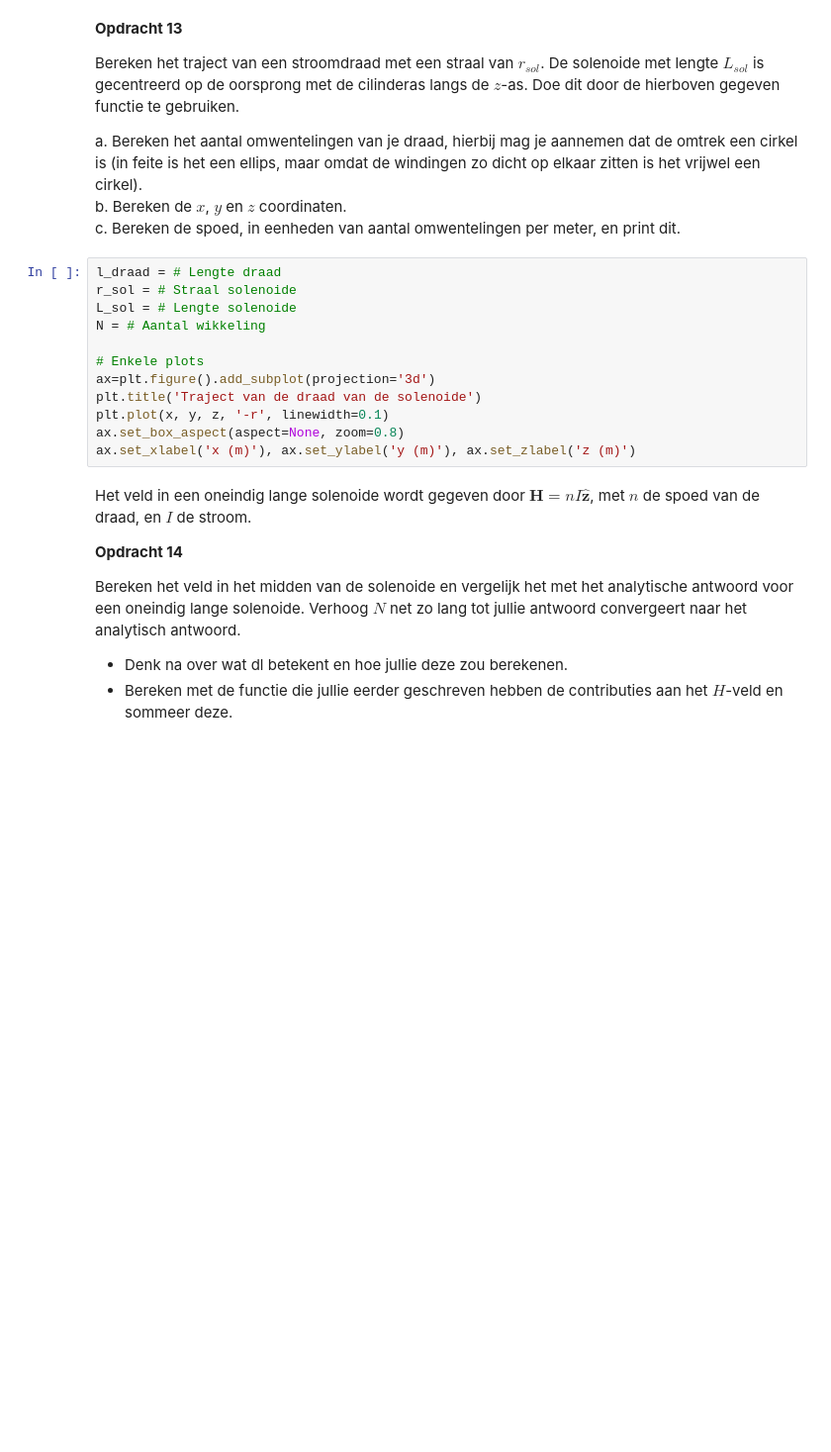
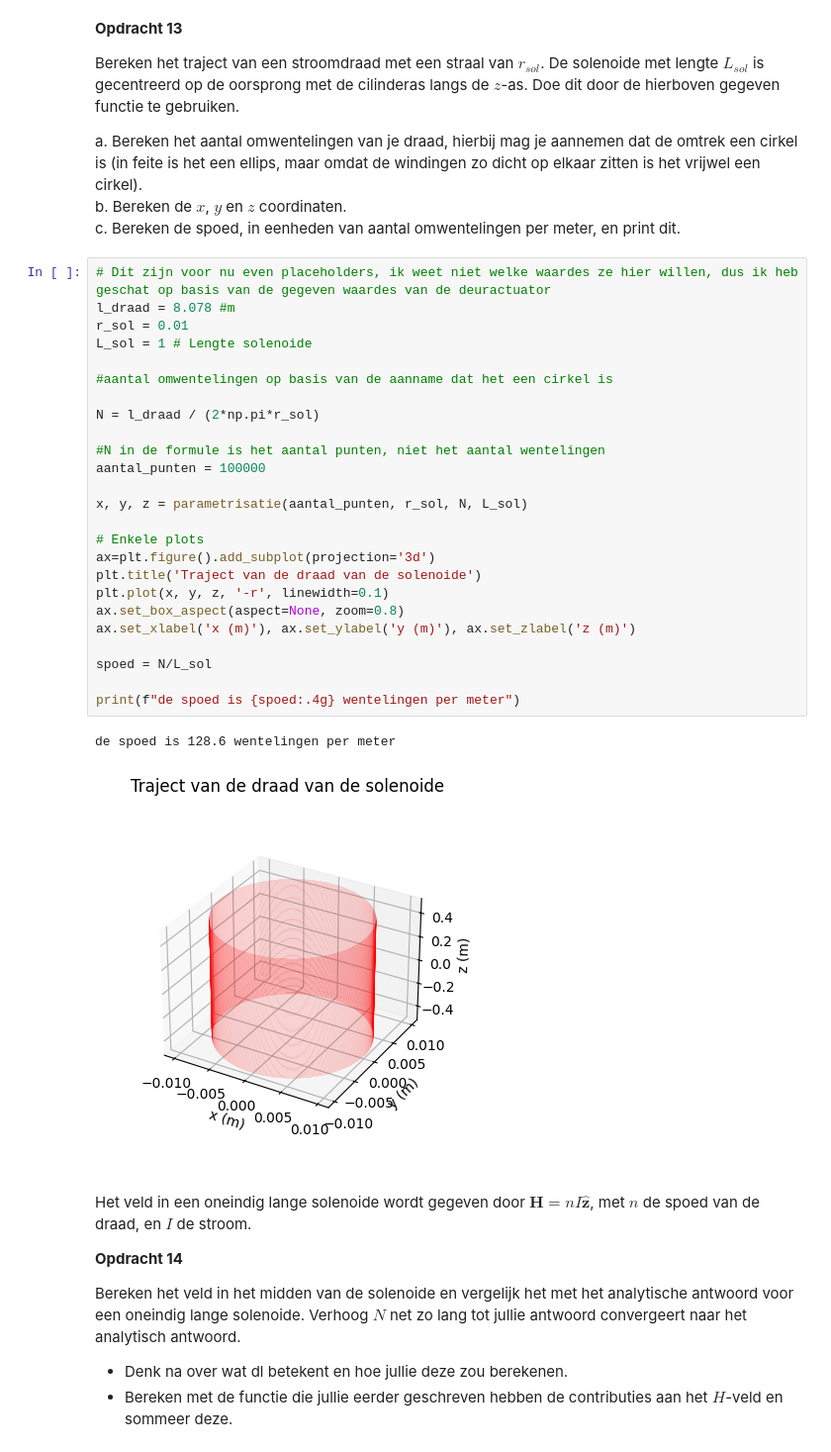
Before and after one commit to cs50202/opdrachten-DEF-D-, a Jupyter notebook: 2KrachtactuatorOpdracht/2KrachtactuatorOpdracht/KrachtactuatorOpdracht.ipynb, the cells around one changed output. Shown at 99% size. Drawn from its saved outputs; the diff is of its cells as text; blank space fills up the shorter version.

```diff
--- a/2KrachtactuatorOpdracht/2KrachtactuatorOpdracht/KrachtactuatorOpdracht.ipynb
+++ b/2KrachtactuatorOpdracht/2KrachtactuatorOpdracht/KrachtactuatorOpdracht.ipynb
@@ -2393,17 +2395,33 @@ a. Bereken het aantal omwentelingen van je draad, hierbij mag je aannemen dat de
 b. Bereken de $x$, $y$ en $z$ coordinaten.\
 c. Bereken de spoed, in eenheden van aantal omwentelingen per meter, en print dit.
 # %%
-l_draad = # Lengte draad
-r_sol = # Straal solenoide
-L_sol = # Lengte solenoide
-N = # Aantal wikkeling
+# Dit zijn voor nu even placeholders, ik weet niet welke waardes ze hier willen, dus ik heb geschat op basis van de gegeven waardes van de deuractuator
+l_draad = 8.078 #m
+r_sol = 0.01
+L_sol = 1 # Lengte solenoide
+
+#aantal omwentelingen op basis van de aanname dat het een cirkel is
+
+N = l_draad / (2*np.pi*r_sol)
+
+#N in de formule is het aantal punten, niet het aantal wentelingen
+aantal_punten = 100000
+
+x, y, z = parametrisatie(aantal_punten, r_sol, N, L_sol)
 
 # Enkele plots
 ax=plt.figure().add_subplot(projection='3d')
 plt.title('Traject van de draad van de solenoide')
 plt.plot(x, y, z, '-r', linewidth=0.1)
 ax.set_box_aspect(aspect=None, zoom=0.8)
 ax.set_xlabel('x (m)'), ax.set_ylabel('y (m)'), ax.set_zlabel('z (m)')
+
+spoed = N/L_sol
+
+print(f"de spoed is {spoed:.4g} wentelingen per meter")
+# %% [output]
+de spoed is 128.6 wentelingen per meter
+[figure, added]
 # %% [markdown]
 Het veld in een oneindig lange solenoide wordt gegeven door $\mathbf{H} = n I \hat{\mathbf{z}}$, met $n$ de spoed van de draad, en $I$ de stroom.
 
```
Also changed, not shown: parts of 5 cells of this notebook.
